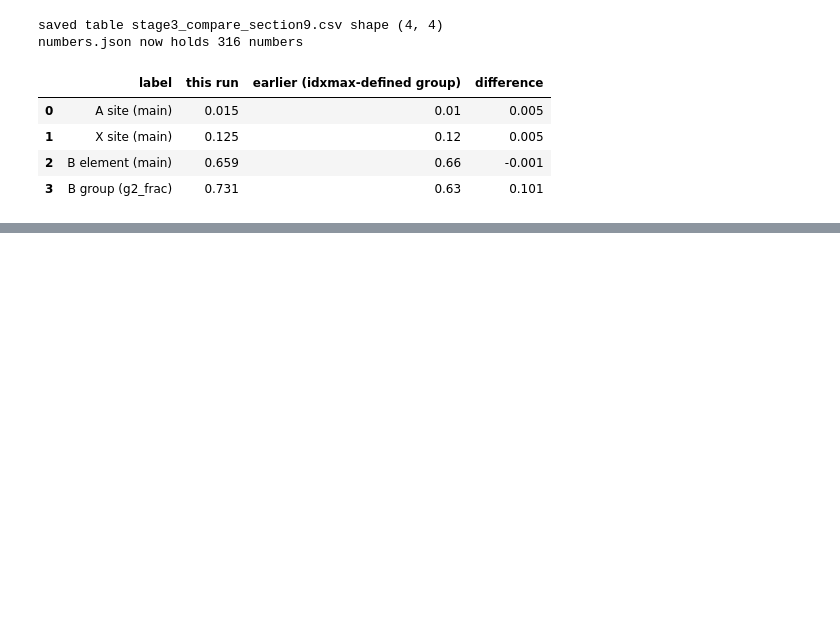
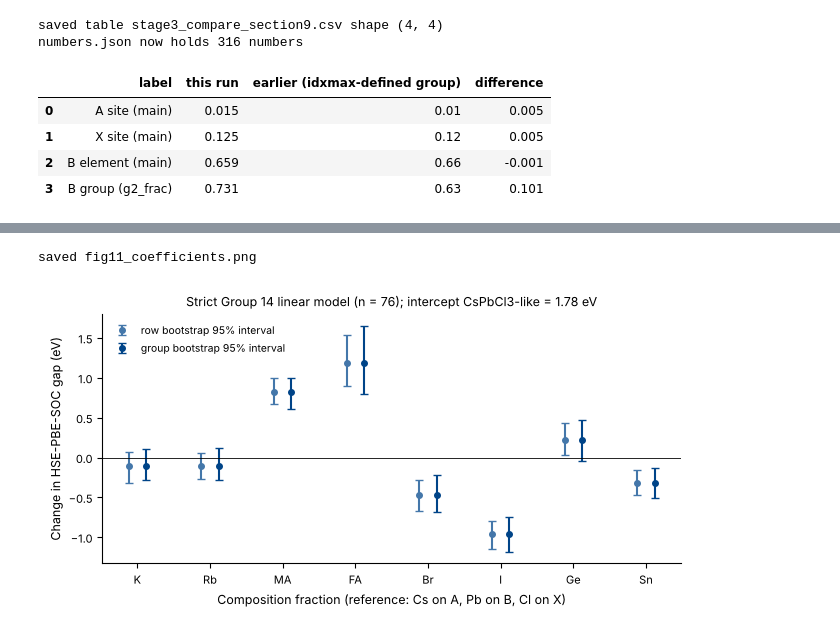
Before and after one commit to jatin-29/BTP-Perovskite, a Jupyter notebook: btp_perovskite.ipynb, the cells around one changed output, grey strips where cells are left out. Saved outputs shown, nothing was run; the diff lists cells and outputs as text; code cells hidden in the pictures; blank space fills up the shorter version.

```diff
--- a/btp_perovskite.ipynb
+++ b/btp_perovskite.ipynb
@@ -243,7 +243,11 @@ def cv_predict(model, X, y, splitter, groups=None):
     y = np.asarray(y, dtype=float)
     predictions = np.full(len(y), np.nan)
     fold_r2 = []
-    for train_index, test_index in splitter.split(X, y, groups):
+    if isinstance(splitter, GroupKFold):
+        splits = splitter.split(X, y, groups)
+    else:
+        splits = splitter.split(X, y)
+    for train_index, test_index in splits:
         fitted = clone(model).fit(X[train_index], y[train_index])
         predictions[test_index] = fitted.predict(X[test_index])
         fold_r2.append(r2_score(y[test_index], predictions[test_index]))
@@ -1629,0 +1872,25 @@ numbers.json now holds 316 numbers
+# %%
+# fig11: coefficients with 95 percent bootstrap intervals (row and group bootstrap)
+fig, ax = plt.subplots(figsize=(6.6, 3.4))
+terms = coefficient_table["term"].iloc[1:].tolist()
+positions = np.arange(len(terms))
+coefs = coefficient_table["coefficient_eV"].iloc[1:].values
+for offset, low_col, high_col, colour, label in [(-0.12, "row_boot_low_eV", "row_boot_high_eV", COLOR_MODEL["Linear"], "row bootstrap 95% interval"),
+                                                 (0.12, "group_boot_low_eV", "group_boot_high_eV", COLOR_CV["GroupKFold"], "group bootstrap 95% interval")]:
+    low = coefficient_table[low_col].iloc[1:].values
+    high = coefficient_table[high_col].iloc[1:].values
+    ax.errorbar(positions + offset, coefs, yerr=[coefs - low, high - coefs], fmt="o", color=colour, capsize=3,
+                markersize=4, label=label)
+ax.axhline(0, color="black", linewidth=0.6)
+ax.set_xticks(positions)
+ax.set_xticklabels(terms)
+ax.set_xlabel("Composition fraction (reference: Cs on A, Pb on B, Cl on X)")
+ax.set_ylabel("Change in HSE-PBE-SOC gap (eV)")
+ax.set_title("Strict Group 14 linear model (n = %d); intercept CsPbCl3-like = %.2f eV"
+             % (len(y_g14), coefficient_table["coefficient_eV"].iloc[0]))
+ax.legend(frameon=False, loc="upper left")
+fig.tight_layout()
+save_fig(fig, "fig11_coefficients")
+# %% [output]
+saved fig11_coefficients.png
+[figure, added]
```
Also changed, not shown: parts of 12 cells of this notebook, 16 other files.
